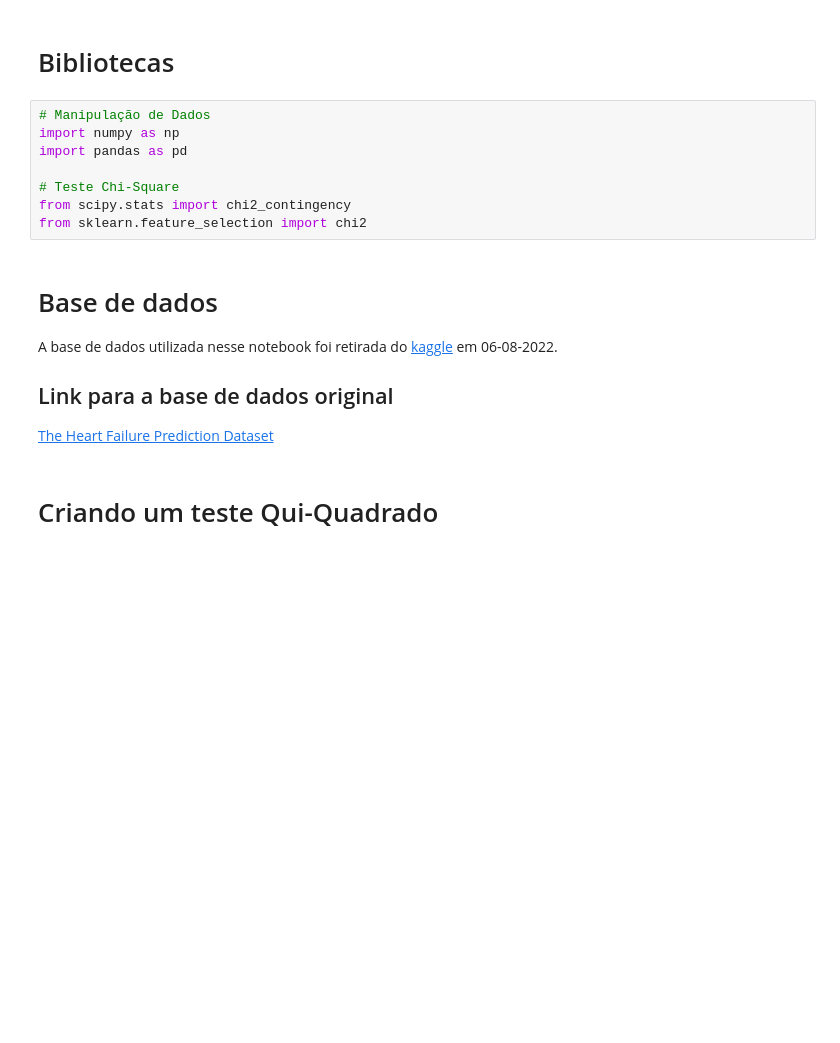
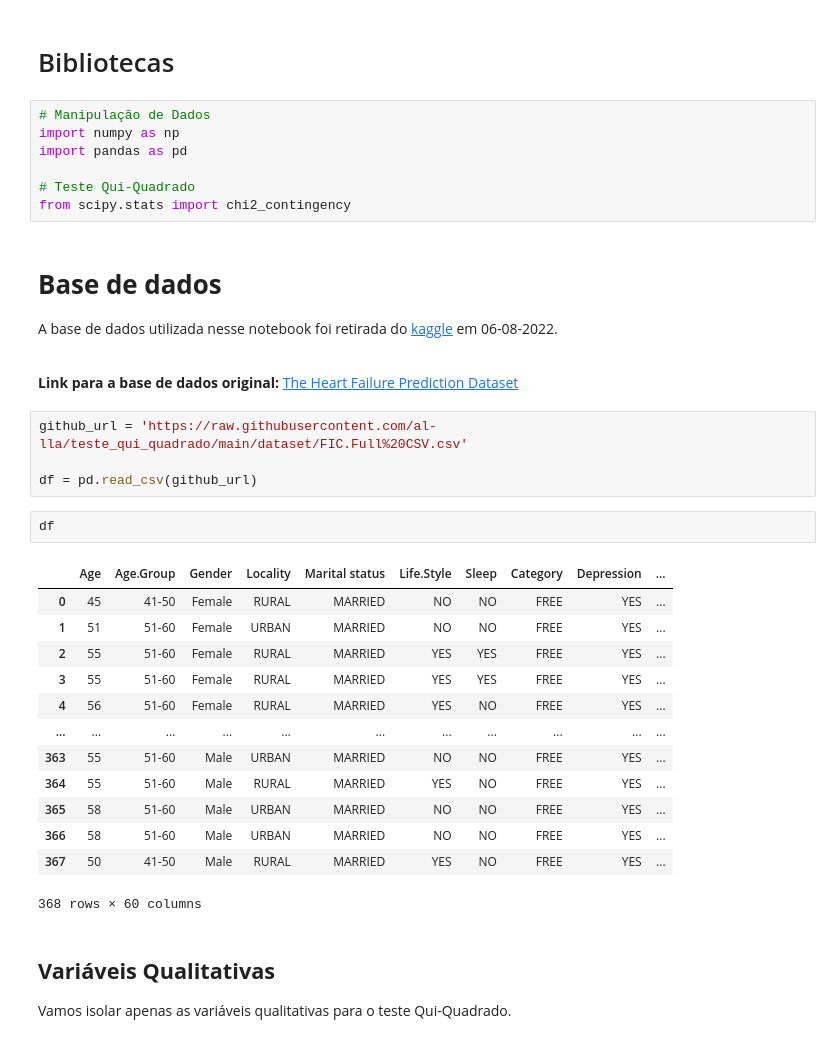
Before and after one commit to al-lla/teste_qui_quadrado, a Jupyter notebook: teste_qui_quadrado.ipynb, the cells around one changed output. Drawn from its saved outputs; the diff is of its cells as text; blank space fills up the shorter version.

```diff
--- a/teste_qui_quadrado.ipynb
+++ b/teste_qui_quadrado.ipynb
@@ -7,17 +7,38 @@
 import numpy as np
 import pandas as pd
 
-# Teste Chi-Square
+# Teste Qui-Quadrado
 from scipy.stats import chi2_contingency
-from sklearn.feature_selection import chi2
 # %% [markdown]
-# Base de dados
+# __Base de dados__
 
 A base de dados utilizada nesse notebook foi retirada do [kaggle](https://www.kaggle.com/) em 06-08-2022.
 
+<br>
 
-## Link para a base de dados original
-
+__Link para a base de dados original:__
 [The Heart Failure Prediction Dataset](https://www.kaggle.com/datasets/asgharalikhan/mortality-rate-heart-patient-pakistan-hospital?resource=download)
-# %% [markdown]
-# Criando um teste Qui-Quadrado
+# %%
+github_url = 'https://raw.githubusercontent.com/al-lla/teste_qui_quadrado/main/dataset/FIC.Full%20CSV.csv'
+
+df = pd.read_csv(github_url)
+# %%
+df
+# %% [output]
+|  | Age | Age.Group | Gender | Locality | Marital status | Life.Style | Sleep | Category | Depression | ... |
+| 0 | 45 | 41-50 | Female | RURAL | MARRIED | NO | NO | FREE | YES | ... |
+| 1 | 51 | 51-60 | Female | URBAN | MARRIED | NO | NO | FREE | YES | ... |
+| 2 | 55 | 51-60 | Female | RURAL | MARRIED | YES | YES | FREE | YES | ... |
+| 3 | 55 | 51-60 | Female | RURAL | MARRIED | YES | YES | FREE | YES | ... |
+| 4 | 56 | 51-60 | Female | RURAL | MARRIED | YES | NO | FREE | YES | ... |
+| ... | ... | ... | ... | ... | ... | ... | ... | ... | ... | ... |
+| 363 | 55 | 51-60 | Male | URBAN | MARRIED | NO | NO | FREE | YES | ... |
+| 364 | 55 | 51-60 | Male | RURAL | MARRIED | YES | NO | FREE | YES | ... |
+| 365 | 58 | 51-60 | Male | URBAN | MARRIED | NO | NO | FREE | YES | ... |
+| 366 | 58 | 51-60 | Male | URBAN | MARRIED | NO | NO | FREE | YES | ... |
+| 367 | 50 | 41-50 | Male | RURAL | MARRIED | YES | NO | FREE | YES | ... |
+368 rows × 60 columns
+# %% [markdown]
+## __Variáveis Qualitativas__
+
+Vamos isolar apenas as variáveis qualitativas para o teste Qui-Quadrado.
```
Also changed, not shown: parts of 20 cells of this notebook.
